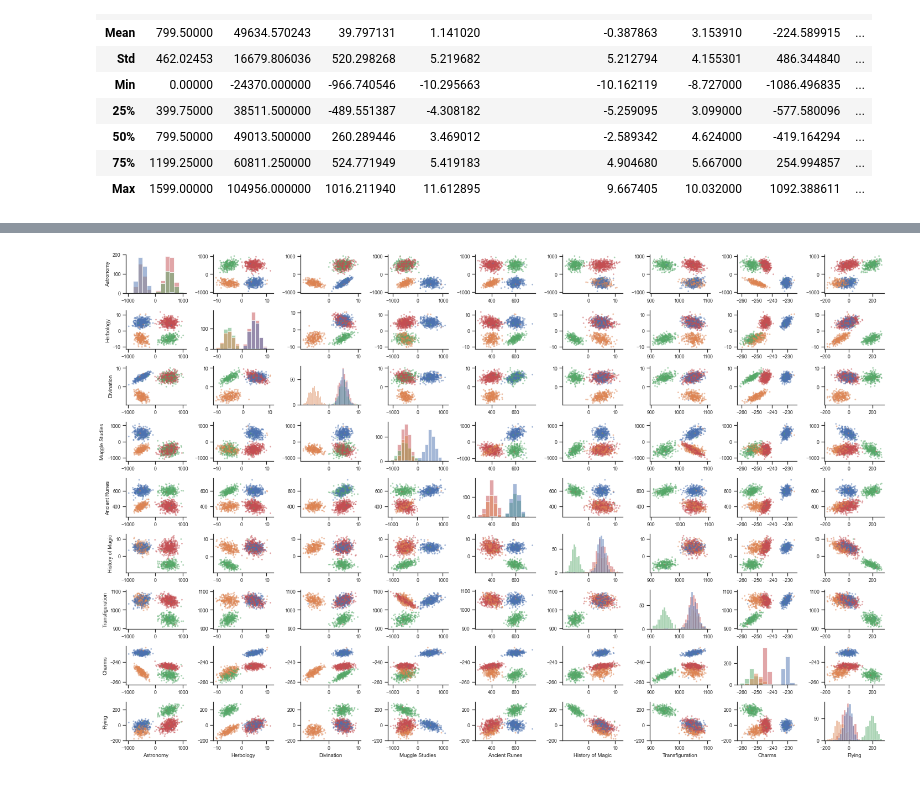
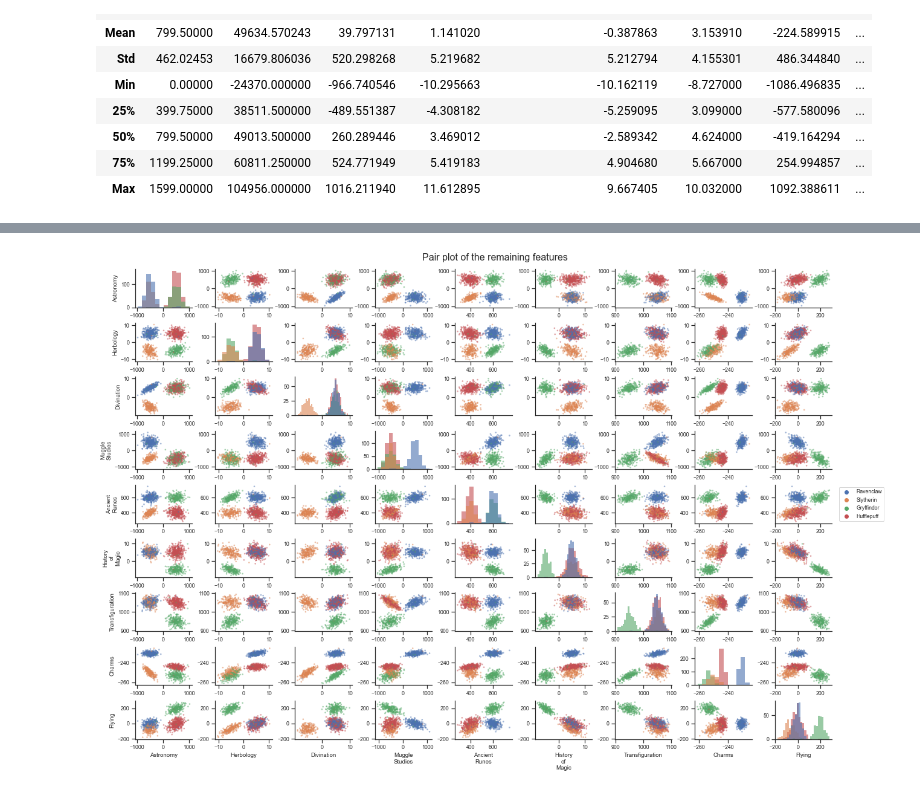
Before and after one commit to tbareich/dslr, a Jupyter notebook: dslr.ipynb, the cells around one changed output, grey strips where cells are left out. Cells and saved outputs as stored; diff of their text form; code cells hidden in the pictures.

```diff
--- a/dslr.ipynb
+++ b/dslr.ipynb
@@ -15,4 +20,2 @@ Load a raw dataset.
 # %%
 hogwarts_data = pd.read_csv("datasets/dataset_train.csv")
-# %%
-hogwarts_data.Birthday = pd.to_datetime(hogwarts_data.Birthday)
@@ -64,0 +70,2 @@ Visualize histogram.
+# %%
+hogwarts_data = hogwarts_data.dropna()
@@ -95,63 +108,85 @@ Scatter plot.
 # %%
-def show_pair_plot(df, show_all=False):
+def show_pair_plot(df, show_all=False, figsize=(18, 12)):
+    show_legend = True
     if show_all == False:
         df = df.drop([
             "First Name", "Last Name", "Birthday", "Best Hand", "Index",
             "Arithmancy", "Defense Against the Dark Arts", "Potions",
             "Care of Magical Creatures"
         ],
-                            axis=1)
+                     axis=1)
     else:
         df = df.drop(
             ["First Name", "Last Name", "Birthday", "Best Hand", "Index"],
             axis=1)
 
     columns_len = df.shape[1]
-    _, axs = plt.subplots(columns_len - 1,
-                          columns_len - 1,
-                          figsize=(17, 12))
+    fig, axs = plt.subplots(columns_len - 1, columns_len - 1, figsize=figsize)
     sns.despine()
     y = 0
     for column_y in df:
         x = 0
         if column_y == "Hogwarts House":
             continue
         for column_x in df:
             if column_x == "Hogwarts House":
                 continue
             if (column_x == column_y):
-                ax = sns.histplot(data=df,
-                                  x=column_x,
-                                  ax=axs[y, x],
-                                  hue="Hogwarts House",
-                                  legend=False)
+                plot = sns.histplot(
+                    data=df,
+                    x=column_x,
+                    ax=axs[y, x],
+                    hue="Hogwarts House",
+                    legend=False,
+                    alpha=0.6,
+                    linewidth=0,
+                )
             else:
-                ax = sns.scatterplot(data=df,
-                                     x=column_x,
-                                     y=column_y,
-                                     ax=axs[y, x],
-                                     hue="Hogwarts House",
-                                     legend=False,
-                                     alpha=0.5,
-                                     linewidth=0,
-                                     s=8)
-
-            ax.axes.xaxis.set_ticks([])
-            ax.axes.yaxis.set_ticks([])
+                plot = sns.scatterplot(data=df,
+                                       x=column_x,
+                                       y=column_y,
+                                       ax=axs[y, x],
+                                       hue="Hogwarts House",
+                                       legend=show_legend,
+                                       alpha=0.5,
+                                       linewidth=0,
+                                       s=7)
+                if show_legend:
+                    plot.legend(bbox_to_anchor=(1, 0.5),
+                                loc="center right",
+                                bbox_transform=fig.transFigure)
+                    show_legend = False
+            if show_all == True:
+                plot.axes.xaxis.set_ticks([])
+                plot.axes.yaxis.set_ticks([])
             if x != 0:
-                ax.set(ylabel=None)
+                plot.set(ylabel=None)
             else:
-                ax.set(ylabel=column_y.replace(' ', '\n', 2))
+                plot.set(ylabel=column_y.replace(' ', '\n', 2))
             if y != columns_len - 2:
-                ax.set(xlabel=None)
+                plot.set(xlabel=None)
             else:
-                ax.set(xlabel=column_x.replace(' ', '\n', 2))
+                plot.set(xlabel=column_x.replace(' ', '\n', 2))
             x += 1
         y += 1
-    plt.tight_layout()
+    if show_all == False:
+        fig.suptitle("Pair plot of the remaining features", fontsize=16)
+        plt.subplots_adjust(left=0.04,
+                            bottom=0.05,
+                            right=0.93,
+                            top=0.95,
+                            hspace=0.4,
+                            wspace=0.4)
+    else:
+        plt.subplots_adjust(left=0.04,
+                            bottom=0.05,
+                            right=0.93,
+                            top=0.97,
+                            wspace=0.1,
+                            hspace=0.1)
     plt.show()
 
 
 show_pair_plot(hogwarts_data)
 # %% [output]
-[figure, old version]
+[figure, new version]
```
Also changed, not shown: parts of 26 cells of this notebook, 8 other files.
